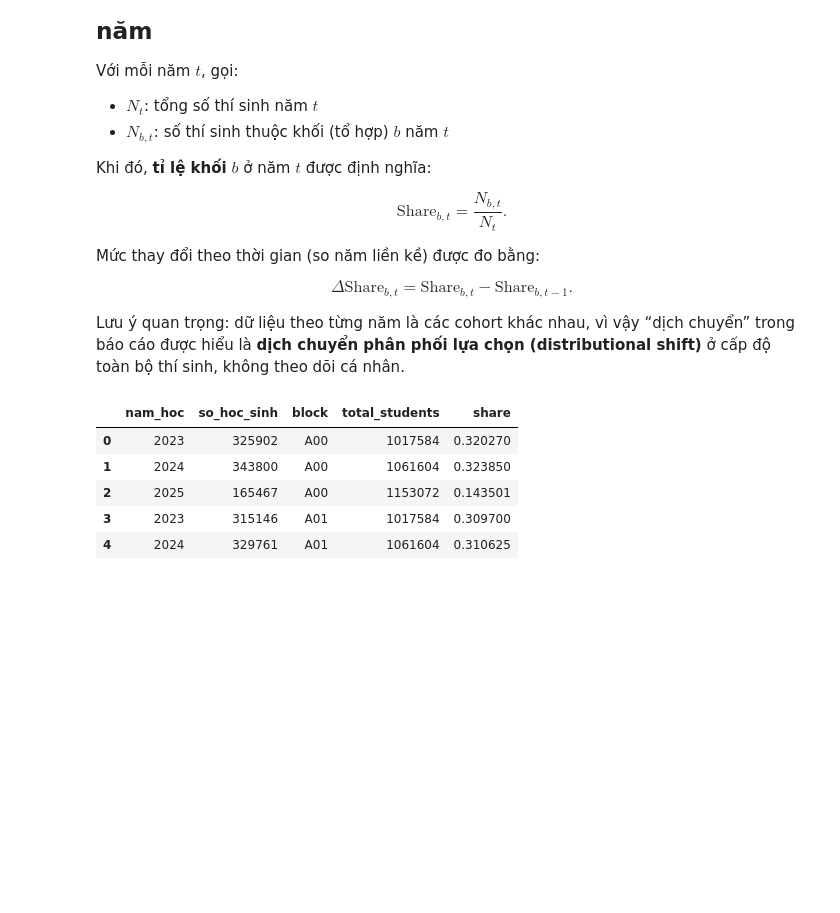
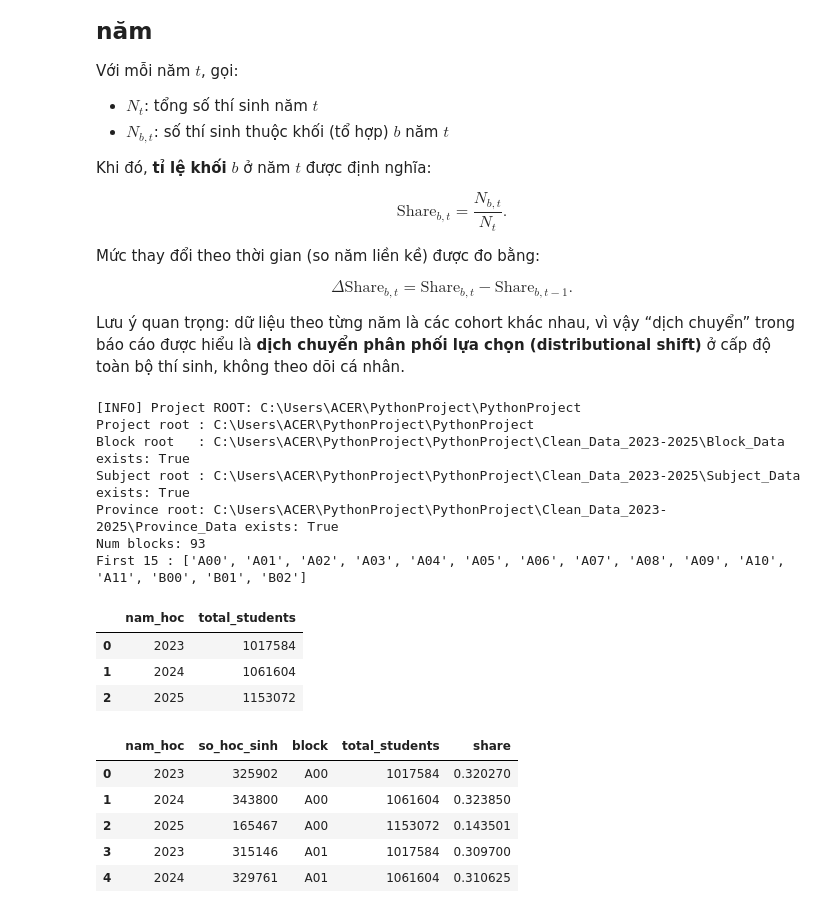
Before and after one commit to tano-dev/Vietnam-National-Exam-Score-Analysis-and-Forecasting, a Jupyter notebook: Report/ReportProject.ipynb, the cells around one changed output. Drawn from its saved outputs; the diff is of its cells as text; code cells hidden in the pictures; blank space fills up the shorter version.

Commit message:
Clean report workspace & finalize section 3-4

```diff
--- a/Report/ReportProject.ipynb
+++ b/Report/ReportProject.ipynb
@@ -590,6 +590,66 @@ $$
 $$
 
 Lưu ý quan trọng: dữ liệu theo từng năm là các cohort khác nhau, vì vậy “dịch chuyển” trong báo cáo được hiểu là **dịch chuyển phân phối lựa chọn (distributional shift)** ở cấp độ toàn bộ thí sinh, không theo dõi cá nhân.
+# %%
+import sys
+from pathlib import Path
+
+# Notebook đang nằm trong .../Report hoặc .../Notebook
+current_dir = Path.cwd()
+ROOT = current_dir.parent.resolve()  # lùi 1 cấp
+
+print(f"[INFO] Project ROOT: {ROOT}")
+
+if str(ROOT) not in sys.path:
+    sys.path.append(str(ROOT))
+    print("✅ Added ROOT to sys.path")
+from Module.Load_Data import CleanDataLoader
+
+loader = CleanDataLoader(project_root=ROOT)
+
+print("Project root :", loader.project_root)
+print("Block root   :", loader.block_data_root, "exists:", loader.block_data_root.exists())
+print("Subject root :", loader.subject_data_root, "exists:", loader.subject_data_root.exists())
+print("Province root:", loader.province_data_root, "exists:", loader.province_data_root.exists())
+# 1) Danh sách blocks
+blocks = sorted([
+    p.name.replace("CleanData_", "")
+    for p in loader.block_data_root.iterdir()
+    if p.is_dir() and p.name.startswith("CleanData_")
+])
+
+print("Num blocks:", len(blocks))
+print("First 15 :", blocks[:15])
+
+# 2) Tổng thí sinh theo năm (nếu bạn có hàm trong module Export/Load)
+# Nếu repo bạn không có loader.get_total_students_by_year(), thì dùng cách đọc csv xuất sẵn.
+try:
+    df_total = loader.get_total_students_by_year()
+except Exception:
+    # fallback: thử đọc file export (tùy bạn lưu ở đâu)
+    from pathlib import Path
+    total_path = ROOT / "Clean_Data_2023-2025" / "Export_Yearly_Total_Students.csv"
+    df_total = pd.read_csv(total_path)
+
+# chuẩn hóa cột
+cols = {c.lower(): c for c in df_total.columns}
+year_col = cols.get("nam_hoc") or cols.get("year")
+tot_col  = cols.get("total_students") or next((cols[c] for c in cols if "total" in c), None)
+
+df_total = df_total.rename(columns={year_col: "nam_hoc", tot_col: "total_students"})
+display(df_total)
+# %% [output]
+[INFO] Project ROOT: C:\Users\ACER\PythonProject\PythonProject
+Project root : C:\Users\ACER\PythonProject\PythonProject
+Block root   : C:\Users\ACER\PythonProject\PythonProject\Clean_Data_2023-2025\Block_Data exists: True
+Subject root : C:\Users\ACER\PythonProject\PythonProject\Clean_Data_2023-2025\Subject_Data exists: True
+Province root: C:\Users\ACER\PythonProject\PythonProject\Clean_Data_2023-2025\Province_Data exists: True
+Num blocks: 93
+First 15 : ['A00', 'A01', 'A02', 'A03', 'A04', 'A05', 'A06', 'A07', 'A08', 'A09', 'A10', 'A11', 'B00', 'B01', 'B02']
+|  | nam_hoc | total_students |
+| 0 | 2023 | 1017584 |
+| 1 | 2024 | 1061604 |
+| 2 | 2025 | 1153072 |
 # %%
 import pandas as pd
 
```
Also changed, not shown: parts of 4 cells of this notebook.
